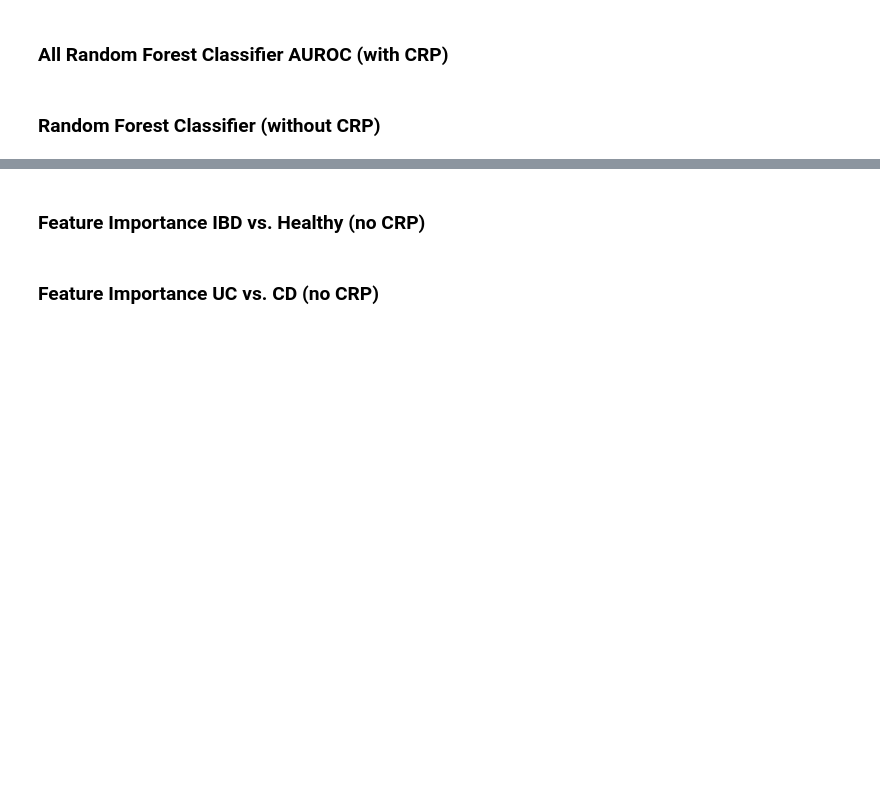
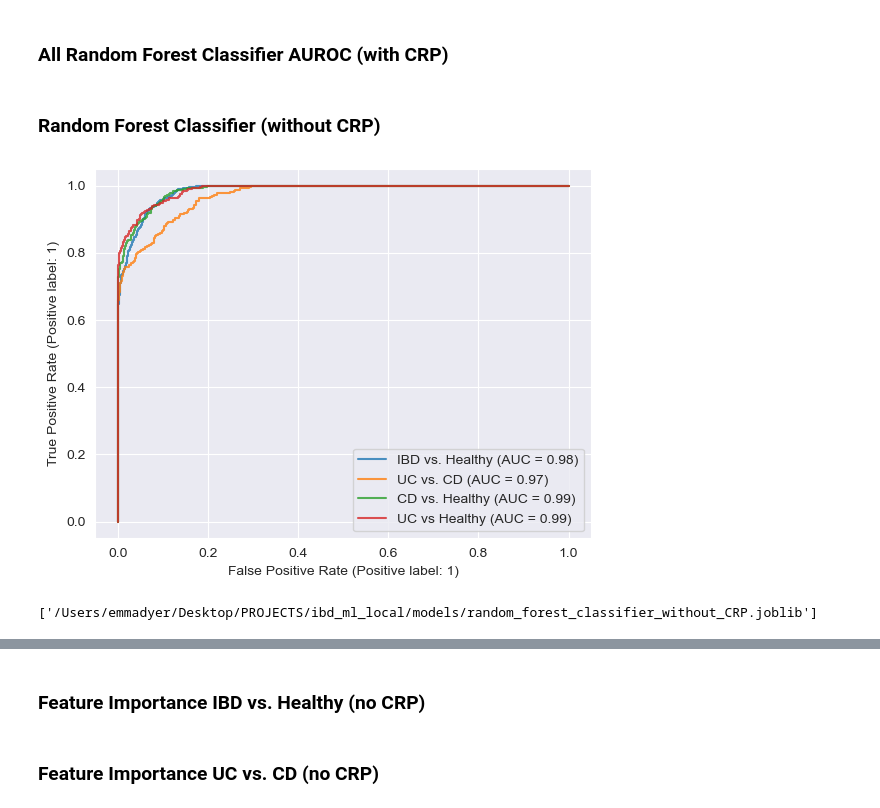
Before and after one commit to emmachancellor/ibd_longitudinal_ml, a Jupyter notebook: ml_models_ibd.ipynb, the cells around one changed output, grey strips where cells are left out. Saved outputs shown, nothing was run; the diff lists cells and outputs as text; code cells hidden in the pictures; blank space fills up the shorter version.

```diff
--- a/ml_models_ibd.ipynb
+++ b/ml_models_ibd.ipynb
@@ -55,6 +61,9 @@ import shap
 # %%
 # Import Data and Create DataFrames
-all_labs = pd.read_csv('/Users/emmadyer/Desktop/ibd_long_project/data/ind_all_labs_imputed.csv')
+all_labs = pd.read_csv('/Users/emmadyer/Desktop/PROJECTS/private_data/ind_all_labs_imputed.csv')
+
+# Drop values with insufficient data for external validation
+all_labs = all_labs.drop(columns=all_labs.filter(regex='pro|uac|vtd|pmn|ast', axis=1))
 
 # IBD and Healthy Patients
 # Healthy-0, IBD-1
@@ -298,30 +345,35 @@ plt.show()
 original = [ibd_vs_healthy, uc_vs_cd, cd_vs_healthy, uc_vs_healthy]
 all_dfs = []
 # Remove CRP
 crp_cols = ['crp1', 'crp2', 'crp3', 'crp4', 'crp5']
 for df in original:
     df = df.drop(crp_cols, axis=1)
     all_dfs.append(df)
 
 # Test Random Forest on All Datasets
 rfcs = []
 names = ['IBD vs. Healthy', 'UC vs. CD', 'CD vs. Healthy', 'UC vs Healthy']
 for i, df in enumerate(all_dfs):
     X = df.iloc[:, :-1]
     X = X.fillna(0)
     y = df.loc[:, 'ibd_disease_code']
     X_col_names = list(df.columns.values)
     X_col_names = X_col_names[:-1]
     y_col_name = ['disease_code']
 
     # Train/Test Split
     X_train, X_test, y_train, y_test = train_test_split(
         X, y, test_size=0.25, random_state=42)
 
     rfc = RandomForestClassifier(random_state=42, n_estimators=160, max_features=5, max_depth=5, min_samples_leaf=10)
     rfc.fit(X_train, y_train)
     rfcs.append(rfc)
     ax = plt.gca()
     rfc_disp = RocCurveDisplay.from_estimator(rfc, X_test, y_test, ax=ax, name=names[i], alpha=0.8)
     #rfc_disp.plot(ax=ax, alpha=0.8)
 plt.show()
+
+joblib.dump(rfc, '/Users/emmadyer/Desktop/PROJECTS/ibd_ml_local/models/random_forest_classifier_without_CRP.joblib')
+# %% [output]
+[figure, added]
+['/Users/emmadyer/Desktop/PROJECTS/ibd_ml_local/models/random_forest_classifier_without_CRP.joblib']
```
Also changed, not shown: parts of 18 cells of this notebook, 1 other file.
